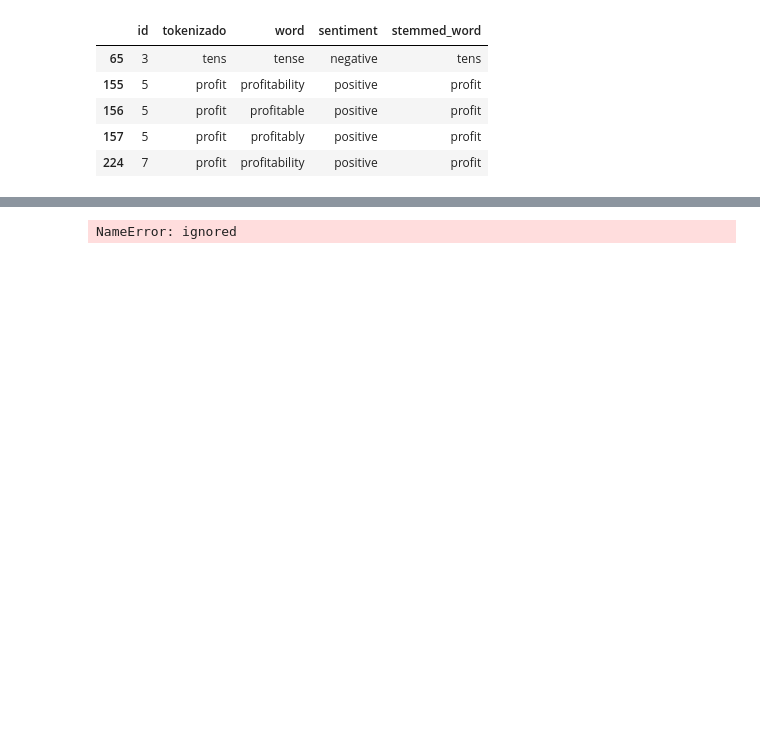
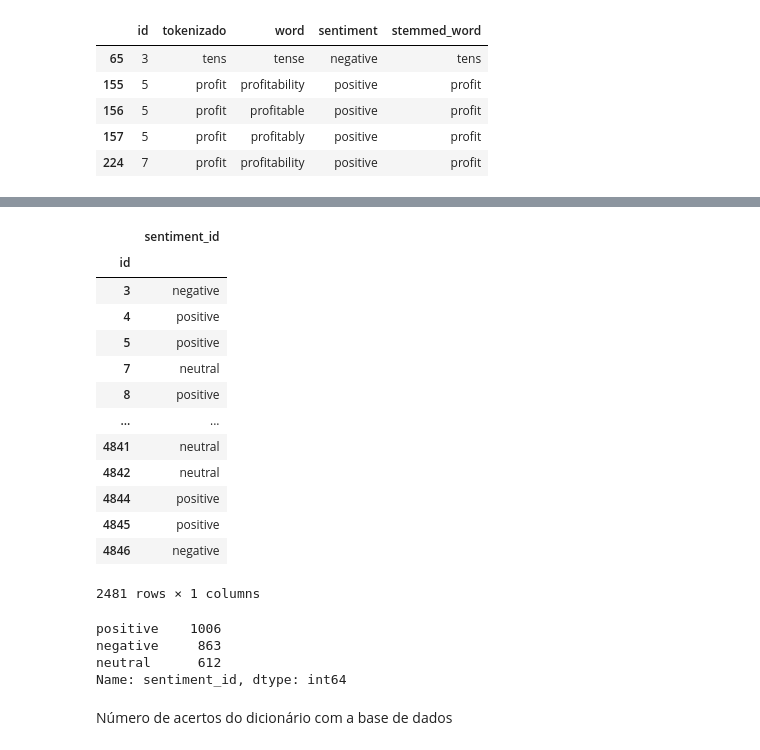
Before and after one commit to jeffersonramelo/Textual-Analysis, a Jupyter notebook: sentimento_dicionario.ipynb, the cells around one changed output, grey strips where cells are left out. Saved outputs shown, nothing was run; the diff lists cells and outputs as text; code cells hidden in the pictures; blank space fills up the shorter version.

```diff
--- a/sentimento_dicionario.ipynb
+++ b/sentimento_dicionario.ipynb
@@ -251,8 +272,29 @@ merged_df.head()
 # %%
 # Agrupar e calcular a nova coluna "sentiment_id"
 sentiment_id = sentiment_counts.groupby('id').agg(sentiment_id=('sentiment', lambda x: 'positive' if (x == 'positive').sum() > (x == 'negative').sum() and (x == 'positive').sum() > (x == 'neutral').sum() else 'negative' if (x == 'negative').sum() > (x == 'positive').sum() and (x == 'negative').sum() > (x == 'neutral').sum() else 'neutral' if (x == 'neutral').sum() > (x == 'positive').sum() and (x == 'neutral').sum() > (x == 'negative').sum() else 'neutral'))
-
-# Resetar o índice do DataFrame resultante
-sentiment_id = sentiment_id.reset_index()
+sentiment_id
 # %% [output]
+|  | sentiment_id |
+| id |  |
+| 3 | negative |
+| 4 | positive |
+| 5 | positive |
+| 7 | neutral |
+| 8 | positive |
+| ... | ... |
+| 4841 | neutral |
+| 4842 | neutral |
+| 4844 | positive |
+| 4845 | positive |
+| 4846 | negative |
-NameError: ignored
+2481 rows × 1 columns
+# %%
+contagem_sentimentos = sentiment_id['sentiment_id'].value_counts()
+print(contagem_sentimentos)
+# %% [output]
+positive    1006
+negative     863
+neutral      612
+Name: sentiment_id, dtype: int64
+# %% [markdown]
+Número de acertos do dicionário com a base de dados
```
Also changed, not shown: parts of 13 cells of this notebook.
